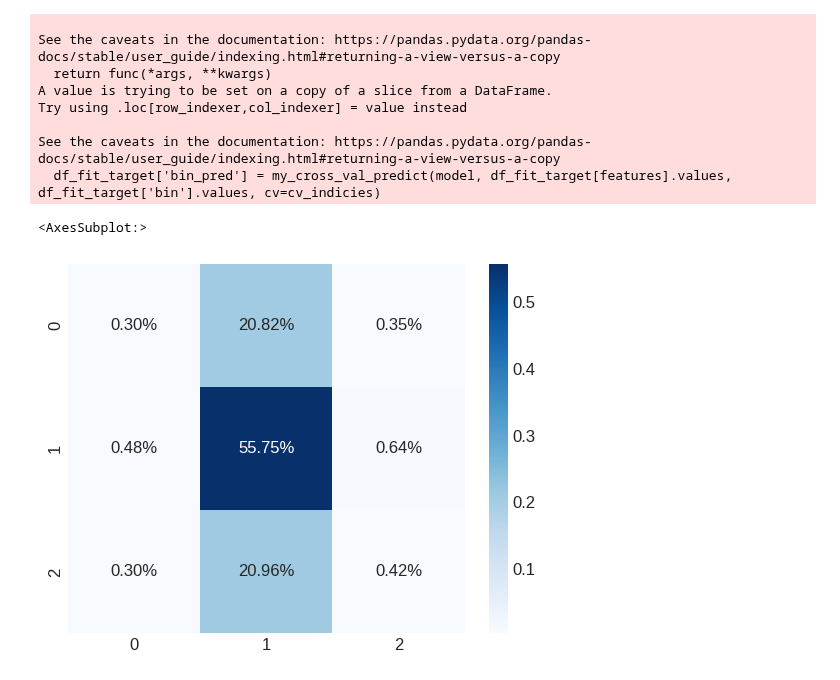
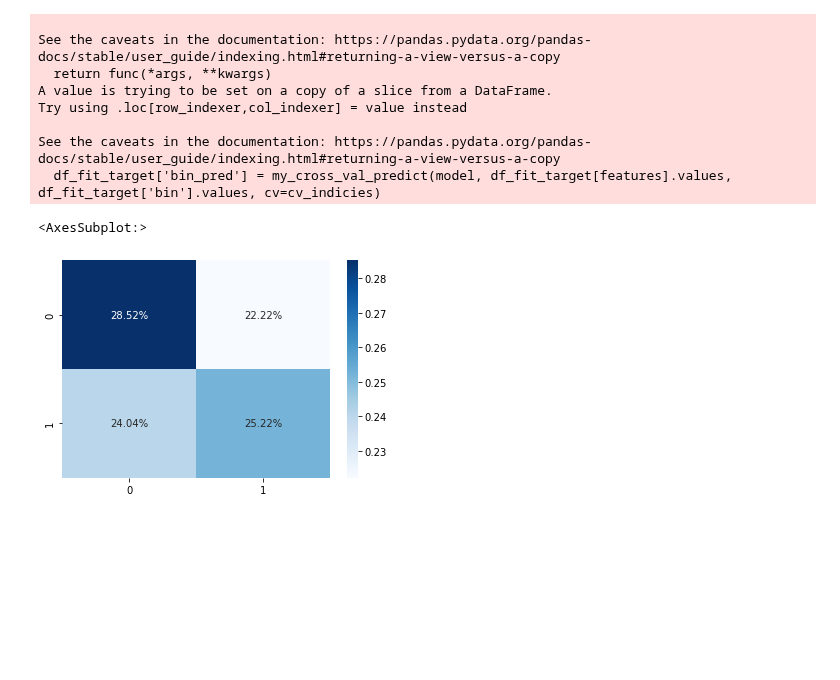
Before and after one commit to sharavsambuu/mlbot_tutorial_richmanbtc_wannabebotter, a Jupyter notebook: work/tutorial_modified2.ipynb, the cells around one changed output. Saved outputs shown, nothing was run; the diff lists cells and outputs as text; code cells hidden in the pictures; blank space fills up the shorter version.

Commit message:
Give past information to classifier and adjust prediction horizon

```diff
--- a/work/tutorial_modified2.ipynb
+++ b/work/tutorial_modified2.ipynb
@@ -334,12 +354,13 @@ Try using .loc[row_indexer,col_indexer] = value instead
 See the caveats in the documentation: https://pandas.pydata.org/pandas-docs/stable/user_guide/indexing.html#returning-a-view-versus-a-copy
   df_fit_target['bin_pred'] = my_cross_val_predict(model, df_fit_target[features].values, df_fit_target['bin'].values, cv=cv_indicies)
 # %%
-df_dollar = pd.read_pickle('df_dollar_1m_ohlcvl_16Mvolatility_cusummarker_bin_binmarker_features_predict.pkl')
-df_dollar_confusion = df_dollar[['bin', 'bin_pred']].dropna(how = 'any')
+df_dollar = pd.read_pickle('df_dollar_1m_ohlcvl_volatility_cusummarker_bin_features_predict.pkl')
+df_dollar_confusion = df_dollar[['bin', 'bin_pred']]
 cf_matrix = confusion_matrix(df_dollar_confusion['bin'], df_dollar_confusion['bin_pred'])
 sns.heatmap(cf_matrix / np.sum(cf_matrix), annot=True, fmt='.2%', cmap='Blues')
+#sns.heatmap(cf_matrix, annot=True, cmap='Blues')
 # %% [output]
 <AxesSubplot:>
-[figure, old version]
+[figure, new version]
 # %%
 lgbm_adv_importance = model.feature_importances_
```
Also changed, not shown: parts of 12 cells of this notebook, 2 other files.
